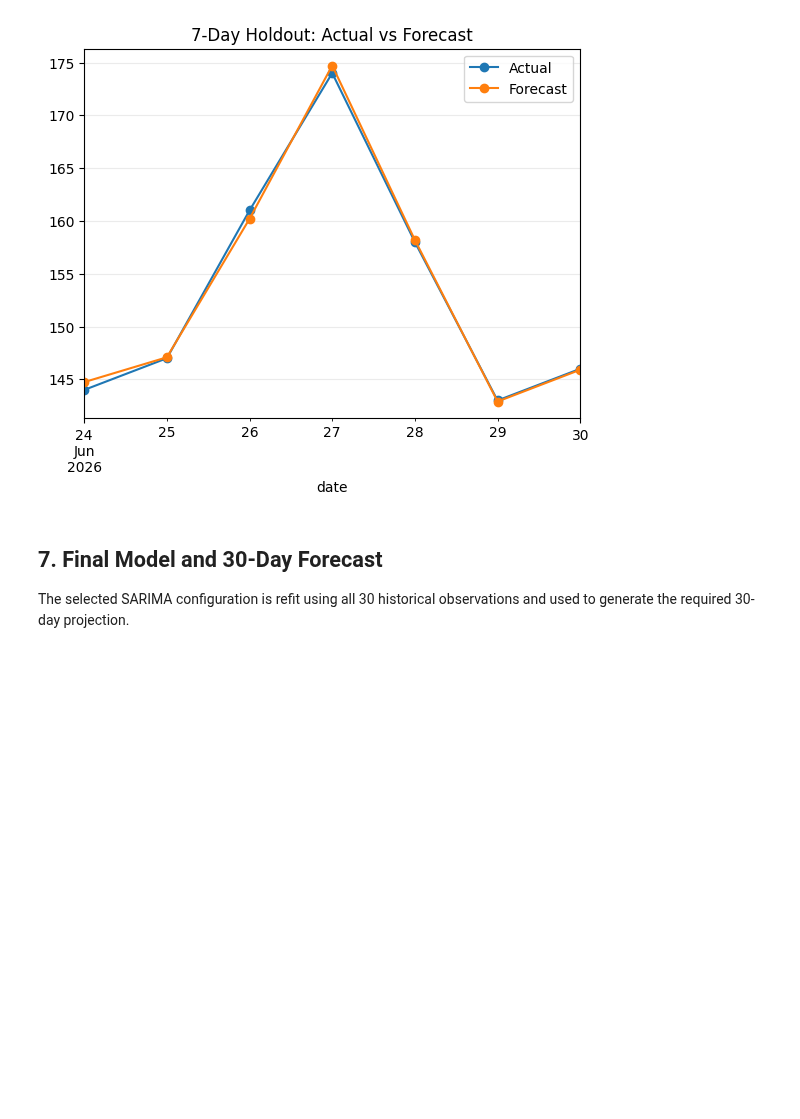
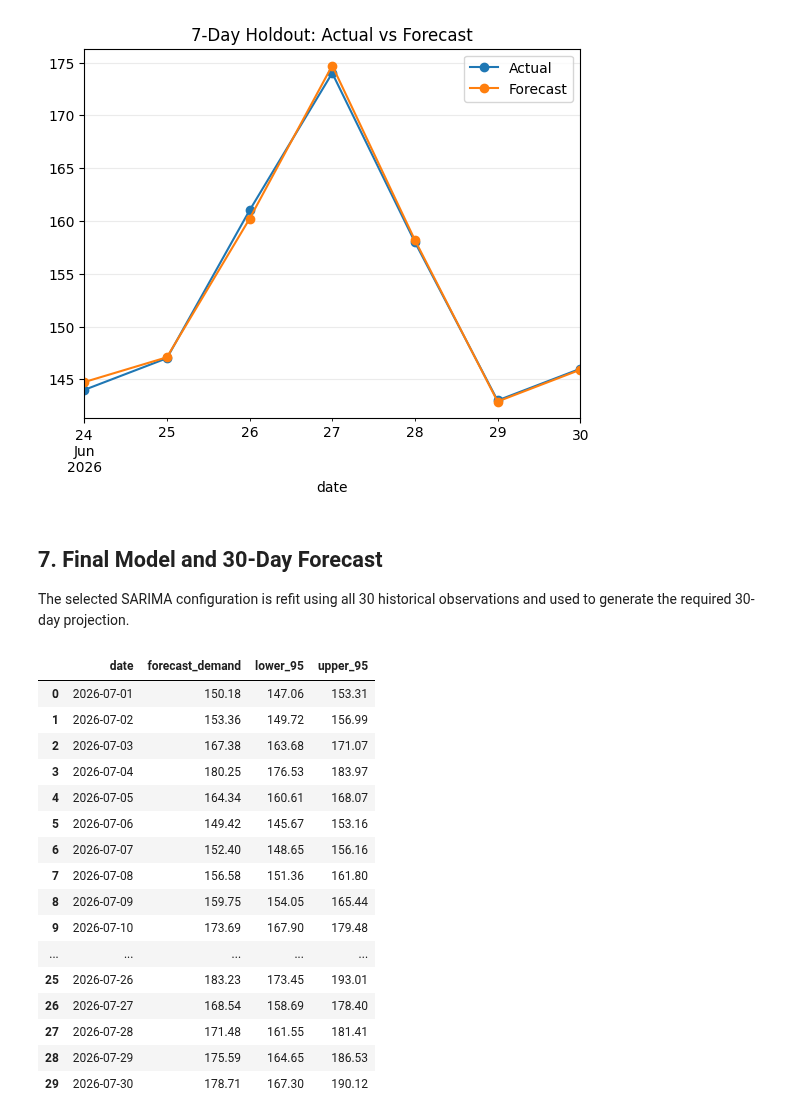
Before and after one commit to amitsinghbhadouriya/Data-science-with-python-and-R-intern-tasks, a Jupyter notebook: time_series_forecasting_deliverable/time_series_forecasting_SARIMA.ipynb, the cells around one changed output. Cells and saved outputs as stored; diff of their text form; code cells hidden in the pictures; blank space fills up the shorter version.

Commit message:
feat(forecasting): compute 95% confidence intervals and export forecast dataframe

```diff
--- a/time_series_forecasting_deliverable/time_series_forecasting_SARIMA.ipynb
+++ b/time_series_forecasting_deliverable/time_series_forecasting_SARIMA.ipynb
@@ -164,6 +164,26 @@ ax=test.plot(marker="o",label="Actual"); pred.plot(ax=ax,marker="o",label="Forec
 
 The selected SARIMA configuration is refit using all 30 historical observations and used to generate the required 30-day projection.
 # %%
-final = SARIMAX(y, order=best_order, seasonal_order=best_seasonal, enforce_stationarity=False, enforce_invertibility=False).fit(disp=False)
-fc = final.get_forecast(steps=30)
-ci = fc.conf_int(alpha=0.05)
+final=SARIMAX(y,order=best_order,seasonal_order=best_seasonal,enforce_stationarity=False,enforce_invertibility=False).fit(disp=False,maxiter=300)
+fr=final.get_forecast(30)
+mean=fr.predicted_mean; ci=fr.conf_int()
+forecast=pd.DataFrame({"date":mean.index,"forecast_demand":mean.values,"lower_95":ci.iloc[:,0].values,"upper_95":ci.iloc[:,1].values})
+display(forecast.round(2))
+# %% [output]
+|  | date | forecast_demand | lower_95 | upper_95 |
+| 0 | 2026-07-01 | 150.18 | 147.06 | 153.31 |
+| 1 | 2026-07-02 | 153.36 | 149.72 | 156.99 |
+| 2 | 2026-07-03 | 167.38 | 163.68 | 171.07 |
+| 3 | 2026-07-04 | 180.25 | 176.53 | 183.97 |
+| 4 | 2026-07-05 | 164.34 | 160.61 | 168.07 |
+| 5 | 2026-07-06 | 149.42 | 145.67 | 153.16 |
+| 6 | 2026-07-07 | 152.40 | 148.65 | 156.16 |
+| 7 | 2026-07-08 | 156.58 | 151.36 | 161.80 |
+| 8 | 2026-07-09 | 159.75 | 154.05 | 165.44 |
+| 9 | 2026-07-10 | 173.69 | 167.90 | 179.48 |
+| ... | ... | ... | ... | ... |
+| 25 | 2026-07-26 | 183.23 | 173.45 | 193.01 |
+| 26 | 2026-07-27 | 168.54 | 158.69 | 178.40 |
+| 27 | 2026-07-28 | 171.48 | 161.55 | 181.41 |
+| 28 | 2026-07-29 | 175.59 | 164.65 | 186.53 |
+| 29 | 2026-07-30 | 178.71 | 167.30 | 190.12 |
```
